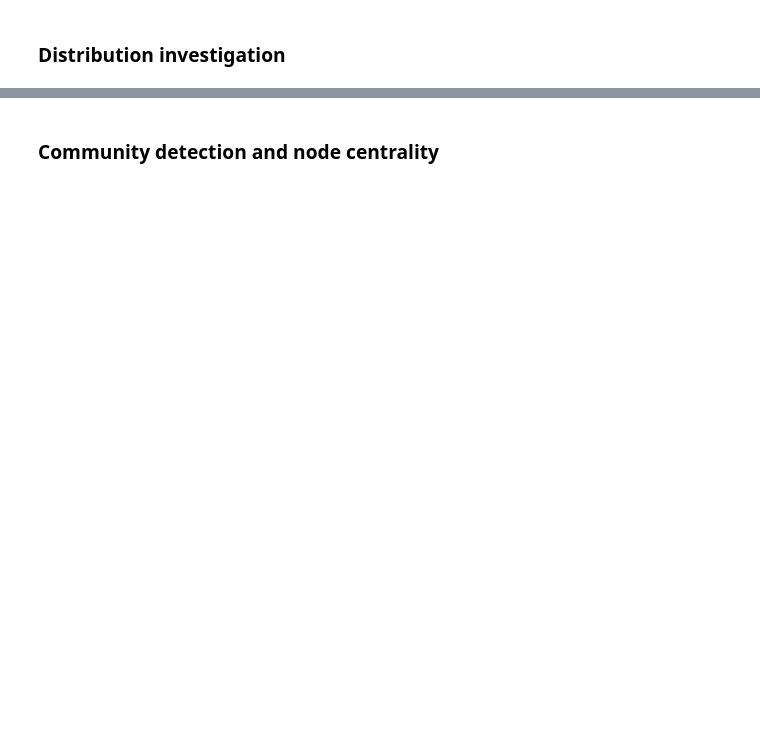
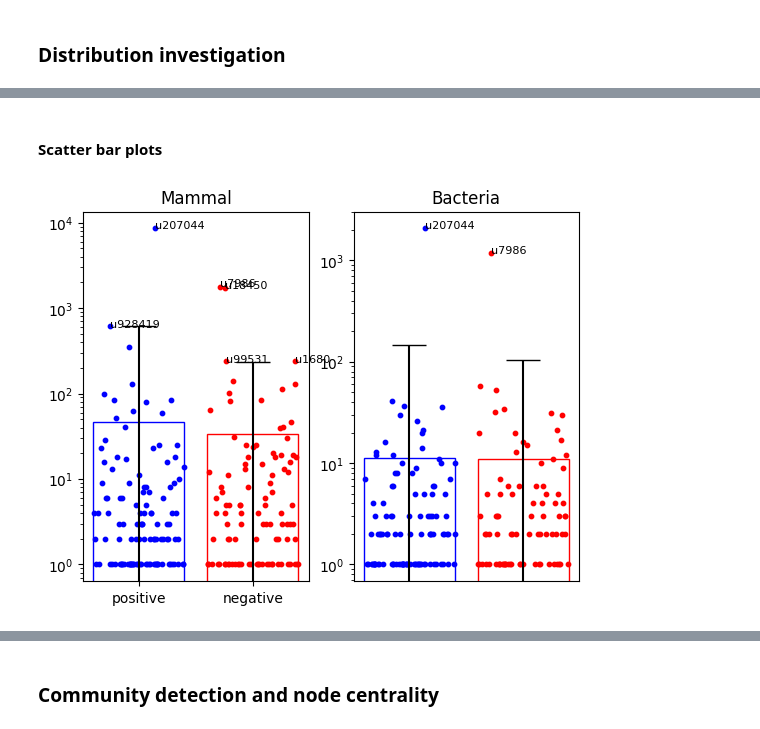
Before and after one commit to serratus-bio/virus-knowledge-graph, a Jupyter notebook: jobs/graph_learning/notebooks/zoonotic-potential.ipynb, the cells around one changed output, grey strips where cells are left out. Cells and saved outputs as stored; diff of their text form; code cells hidden in the pictures; blank space fills up the shorter version.

```diff
--- a/jobs/graph_learning/notebooks/zoonotic-potential.ipynb
+++ b/jobs/graph_learning/notebooks/zoonotic-potential.ipynb
@@ -513,2 +692,9 @@ print(neo4j_data['has_host_order_stat_edges'].shape)
+# %%
+stat_thresholds = [0.2, 0.5, 0.8]
+
+for val in stat_thresholds:
+    neo4j_data = get_neo4j_data(stat_threshold=val)
+    log_graph_shape(neo4j_data)
+    log_missing_nodes(neo4j_data)
 # %% [markdown]
 ### Distribution investigation
@@ -575,0 +918,5 @@ SOTUs unique to primate assoc 56
+# %%
+for threshold in stat_thresholds:
+    neo4j_data = get_neo4j_data(stat_threshold=threshold)
+    generate_count_matricies(neo4j_data, threshold)
+    generate_dseq_output(threshold)
@@ -575,0 +941,2 @@ SOTUs unique to primate assoc 56
+# %% [markdown]
+#### Scatter bar plots
@@ -575,0 +979,49 @@ SOTUs unique to primate assoc 56
+# %%
+total_count_matrix = pd.read_csv(neo4j_data_path + f"{threshold}/" + f"count_matrix_total.csv", index_col=0)
+random_count_matrix = total_count_matrix.sample(n=100, random_state=1)
+print(random_count_matrix)
+# %%
+# Want: first seperate data by hostClass
+# Then seperate by zoonotic potential
+# Anthropod,Bacteria,Fish-like,Fungi,Mammal,Other,Parasite,Plant,Virus
+
+def make_panel(threshold):
+    zoonotic_count_matrix = pd.read_csv(neo4j_data_path + f"{threshold}/" + f"count_matrix_positive.csv", index_col=0)
+    not_zoonotic_count_matrix = pd.read_csv(neo4j_data_path + f"{threshold}/" + f"count_matrix_negative.csv", index_col=0)
+    total_count_matrix = pd.read_csv(neo4j_data_path + f"{threshold}/" + f"count_matrix_total.csv", index_col=0)
+    random_count_matrix = total_count_matrix.sample(n=100, random_state=1)
+
+    fig, (ax1, ax2) = plt.subplots(1, 2)
+    plt.tick_params(
+        axis='x',
+        which='both',
+        bottom=False,
+        top=False,
+        labelbottom=False
+    )
+    axes = [ax1, ax2]
+    host_classes = [
+        'Mammal',
+        'Bacteria',
+    ]
+    for i in range(len(host_classes)):
+        host_class = host_classes[i]
+        ax = axes[i]
+        postive = zoonotic_count_matrix[host_class]
+        negative = not_zoonotic_count_matrix[host_class]
+        ys = [
+            postive,
+            negative,
+        ]
+        labels = [
+            zoonotic_count_matrix[host_class].index.tolist(),
+            not_zoonotic_count_matrix[host_class].index.tolist(),
+        ]
+        make_scatter_bar_plot(ys, labels, ax, host_class)
+
+    if save_path is not None:
+        plt.savefig(save_path, bbox_inches="tight")
+
+make_panel()
+# %% [output]
+[figure, added]
```
Also changed, not shown: parts of 31 cells of this notebook, 2 other files.
